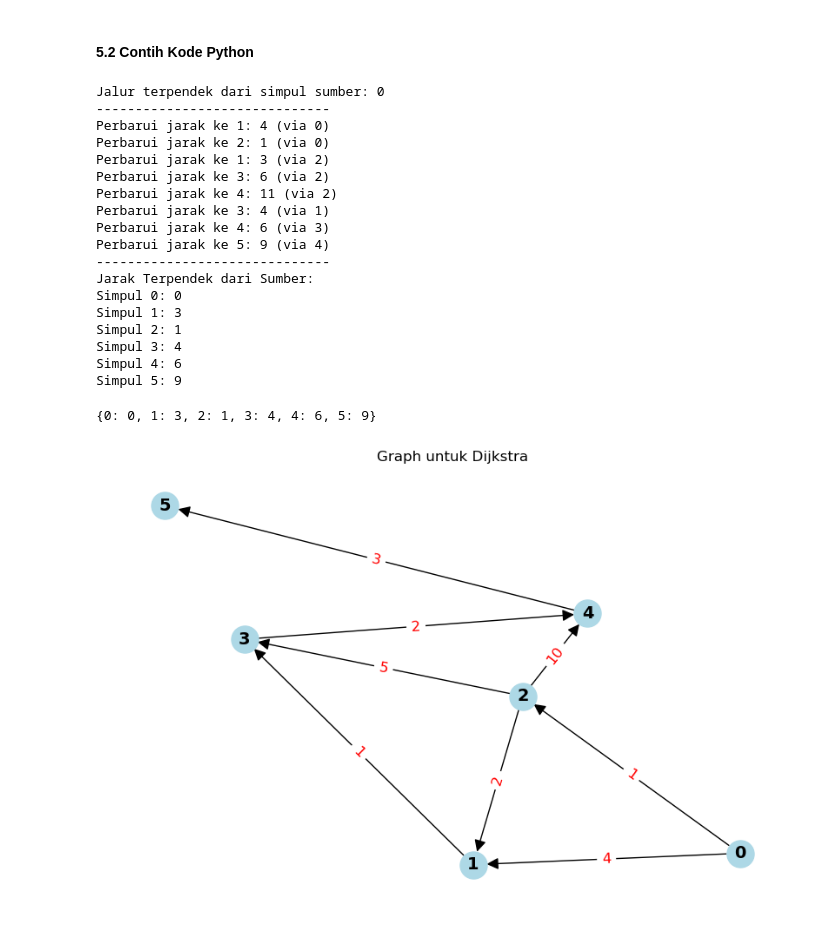
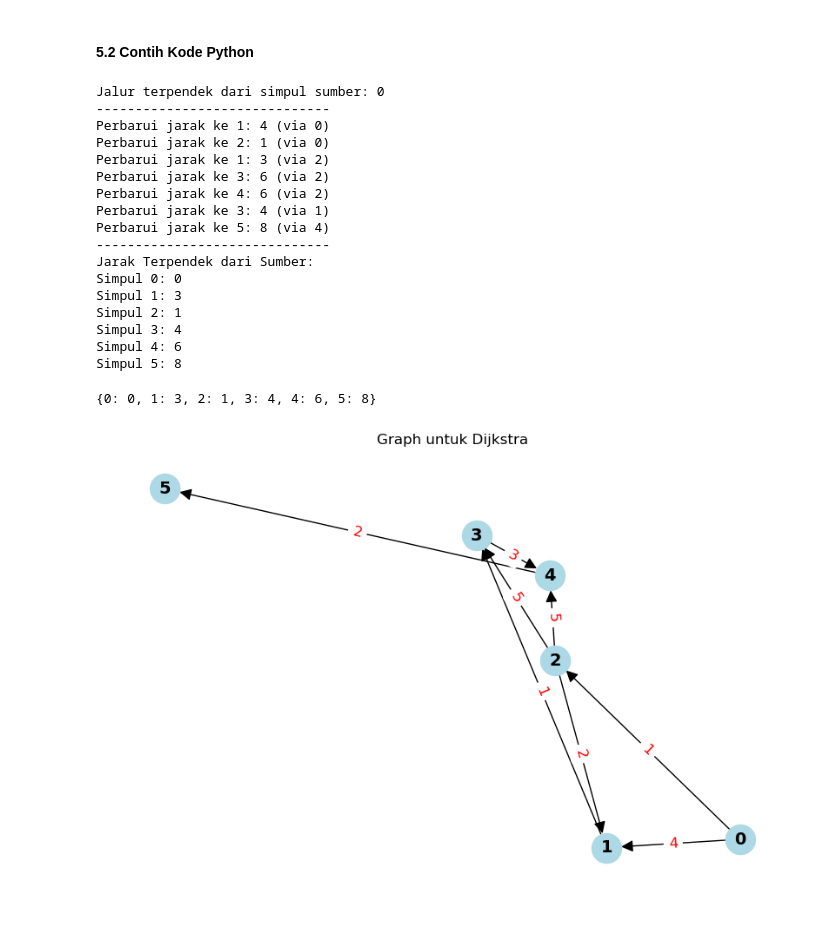
Before and after one commit to rainerhosch/kompleksitas-algoritma, a Jupyter notebook: pertemuan-11/playground11.ipynb, the cells around one changed output. Drawn from its saved outputs; the diff is of its cells as text; code cells hidden in the pictures.

```diff
--- a/pertemuan-11/playground11.ipynb
+++ b/pertemuan-11/playground11.ipynb
@@ -416,9 +455,9 @@ def dijkstra(graph, sumber, jumlah_simpul):
 graph_dijkstra = {
     0: [(1, 4), (2, 1)],
     1: [(3, 1)],
-    2: [(1, 2), (3, 5), (4, 10)],
-    3: [(4, 2)],
-    4: [(5, 3)],
+    2: [(1, 2), (3, 5), (4, 5)],
+    3: [(4, 3)],
+    4: [(5, 2)],
     5: []
 }
 dijkstra(graph_dijkstra, 0, 6) # Simpul 0, 1, 2, 3, 4, 5
@@ -429,10 +468,9 @@ Perbarui jarak ke 1: 4 (via 0)
 Perbarui jarak ke 2: 1 (via 0)
 Perbarui jarak ke 1: 3 (via 2)
 Perbarui jarak ke 3: 6 (via 2)
-Perbarui jarak ke 4: 11 (via 2)
+Perbarui jarak ke 4: 6 (via 2)
 Perbarui jarak ke 3: 4 (via 1)
-Perbarui jarak ke 4: 6 (via 3)
-Perbarui jarak ke 5: 9 (via 4)
+Perbarui jarak ke 5: 8 (via 4)
 ------------------------------
 Jarak Terpendek dari Sumber:
 Simpul 0: 0
@@ -440,31 +478,31 @@ Simpul 1: 3
 Simpul 2: 1
 Simpul 3: 4
 Simpul 4: 6
-Simpul 5: 9
+Simpul 5: 8
-{0: 0, 1: 3, 2: 1, 3: 4, 4: 6, 5: 9}
+{0: 0, 1: 3, 2: 1, 3: 4, 4: 6, 5: 8}
 # %%
 import networkx as nx
 import matplotlib.pyplot as plt
 
 # Buat graph untuk ilustrasi
 G = nx.DiGraph()
 for u in graph_dijkstra:
     for v, w in graph_dijkstra[u]:
         G.add_edge(u, v, weight=w)
 
 # Posisi node supaya struktur rapi
 pos = nx.spring_layout(G, seed=42)
 
 # Gambar node dan edge
 plt.figure(figsize=(8, 5))
-nx.draw(G, pos, with_labels=True, node_color='lightblue', node_size=500, font_size=14, font_weight='bold', arrowsize=20)
+nx.draw(G, pos, with_labels=True, node_color='lightblue', node_size=600, font_size=14, font_weight='bold', arrowsize=20)
 
 # Label edge dengan bobot
 edge_labels = {(u, v): w for u in graph_dijkstra for v, w in graph_dijkstra[u]}
 nx.draw_networkx_edge_labels(G, pos, edge_labels=edge_labels, font_color='red', font_size=12)
 
 plt.title('Graph untuk Dijkstra')
 plt.axis('off')
 plt.show()
 # %% [output]
-[figure, old version]
+[figure, new version]
```
Also changed, not shown: parts of 7 cells of this notebook, 2 other files.
